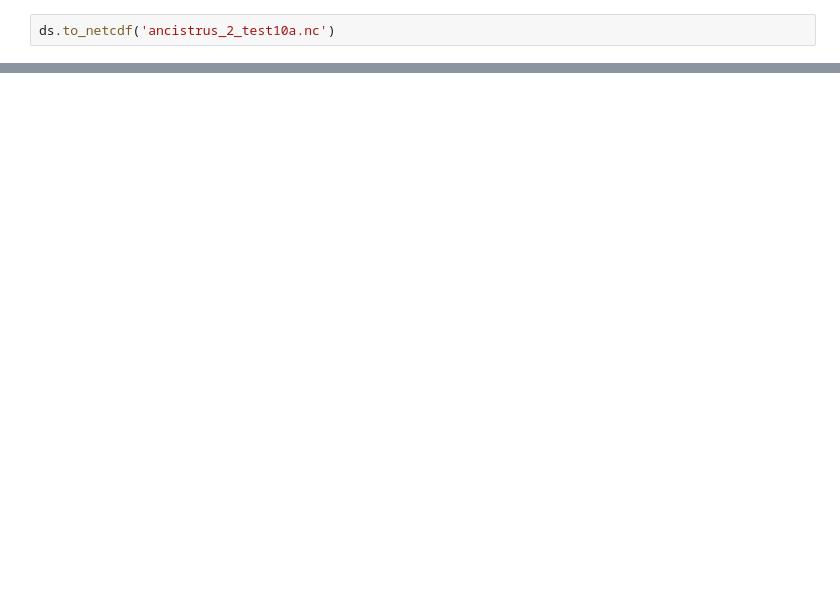
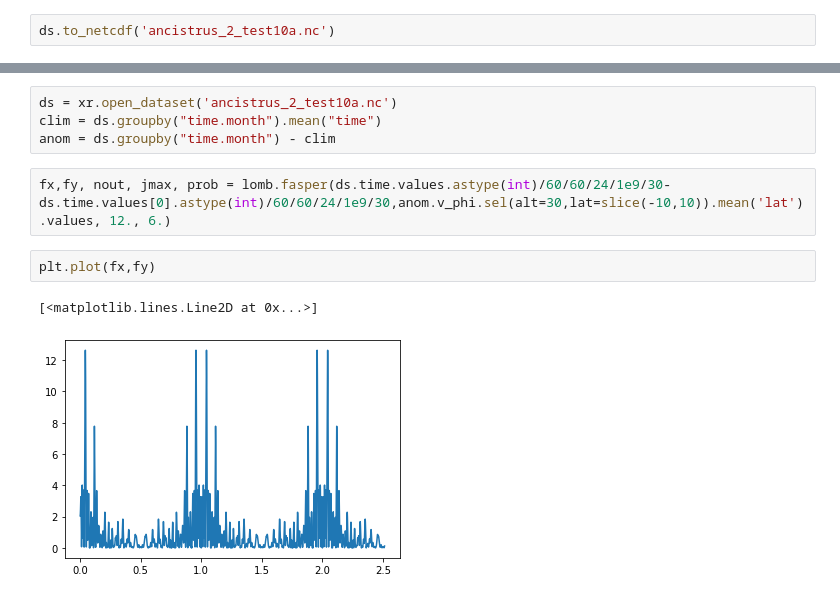
Before and after one commit to fabrivelas/imk-toolkit, a Jupyter notebook: imktk/dataarray_methods/read_ancistrus_mk_netcdf.ipynb, the cells around one changed output, grey strips where cells are left out. Saved outputs shown, nothing was run; the diff lists cells and outputs as text; blank space fills up the shorter version.

```diff
--- a/imktk/dataarray_methods/read_ancistrus_mk_netcdf.ipynb
+++ b/imktk/dataarray_methods/read_ancistrus_mk_netcdf.ipynb
@@ -322,0 +316,11 @@ for i,t in enumerate(test):
+# %%
+ds = xr.open_dataset('ancistrus_2_test10a.nc')
+clim = ds.groupby("time.month").mean("time")
+anom = ds.groupby("time.month") - clim
+# %%
+fx,fy, nout, jmax, prob = lomb.fasper(ds.time.values.astype(int)/60/60/24/1e9/30-ds.time.values[0].astype(int)/60/60/24/1e9/30,anom.v_phi.sel(alt=30,lat=slice(-10,10)).mean('lat').values, 12., 6.)
+# %%
+plt.plot(fx,fy)
+# %% [output]
+[<matplotlib.lines.Line2D at 0x...>]
+[figure, added]
```
Also changed, not shown: parts of 35 cells of this notebook, 14 other files.
